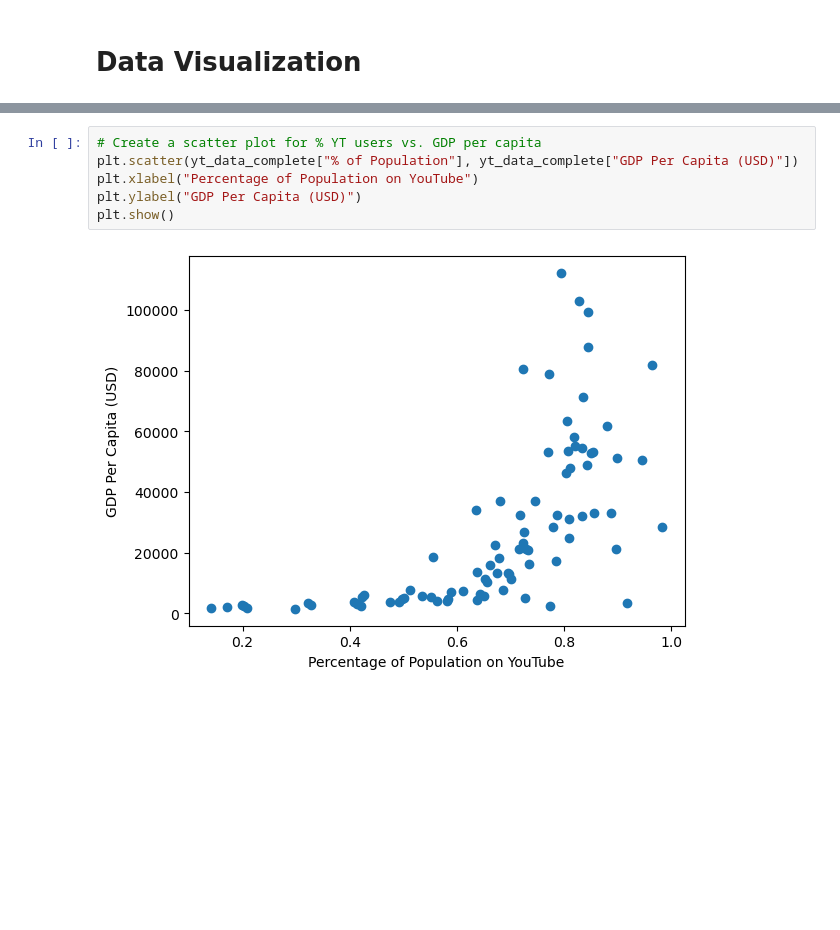
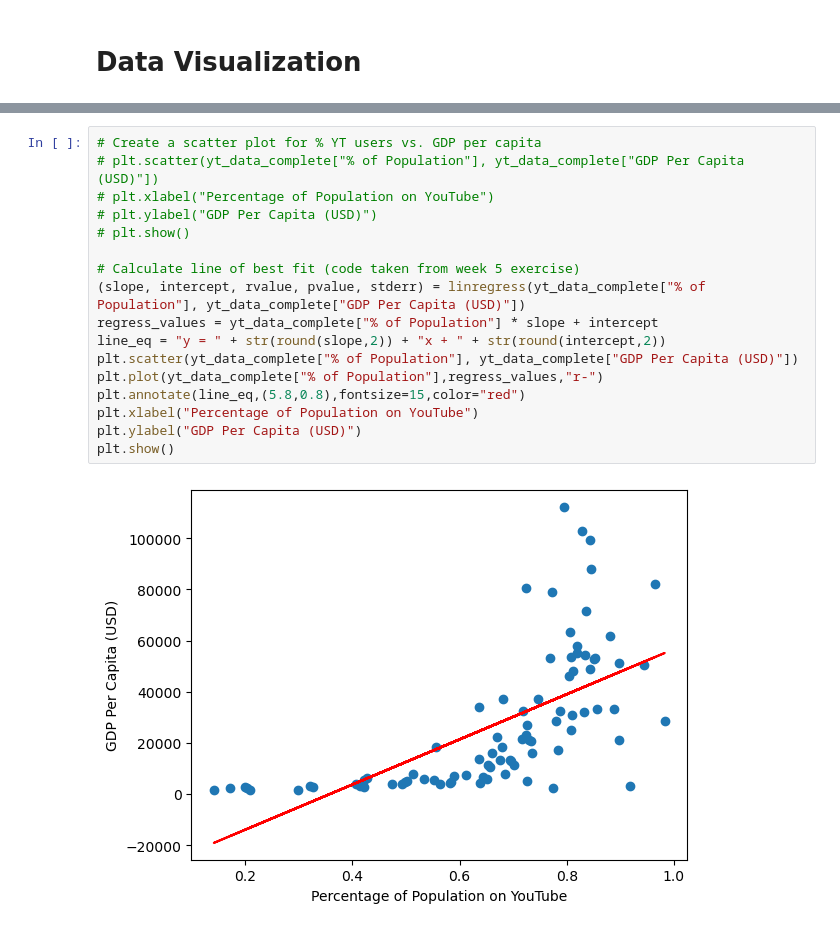
Before and after one commit to MyJineng/Project1, a Jupyter notebook: platform_analysis/platform_analysis.ipynb, the cells around one changed output, grey strips where cells are left out. Drawn from its saved outputs; the diff is of its cells as text; blank space fills up the shorter version.

Commit message:
added lines of best fit

```diff
--- a/platform_analysis/platform_analysis.ipynb
+++ b/platform_analysis/platform_analysis.ipynb
@@ -176,8 +221,19 @@ plt.show()
 # %%
 # Create a scatter plot for % YT users vs. GDP per capita
+# plt.scatter(yt_data_complete["% of Population"], yt_data_complete["GDP Per Capita (USD)"])
+# plt.xlabel("Percentage of Population on YouTube")
+# plt.ylabel("GDP Per Capita (USD)")
+# plt.show()
+
+# Calculate line of best fit (code taken from week 5 exercise)
+(slope, intercept, rvalue, pvalue, stderr) = linregress(yt_data_complete["% of Population"], yt_data_complete["GDP Per Capita (USD)"])
+regress_values = yt_data_complete["% of Population"] * slope + intercept
+line_eq = "y = " + str(round(slope,2)) + "x + " + str(round(intercept,2))
 plt.scatter(yt_data_complete["% of Population"], yt_data_complete["GDP Per Capita (USD)"])
+plt.plot(yt_data_complete["% of Population"],regress_values,"r-")
+plt.annotate(line_eq,(5.8,0.8),fontsize=15,color="red")
 plt.xlabel("Percentage of Population on YouTube")
 plt.ylabel("GDP Per Capita (USD)")
 plt.show()
 # %% [output]
-[figure, old version]
+[figure, new version]
```
Also changed, not shown: parts of 9 cells of this notebook.
